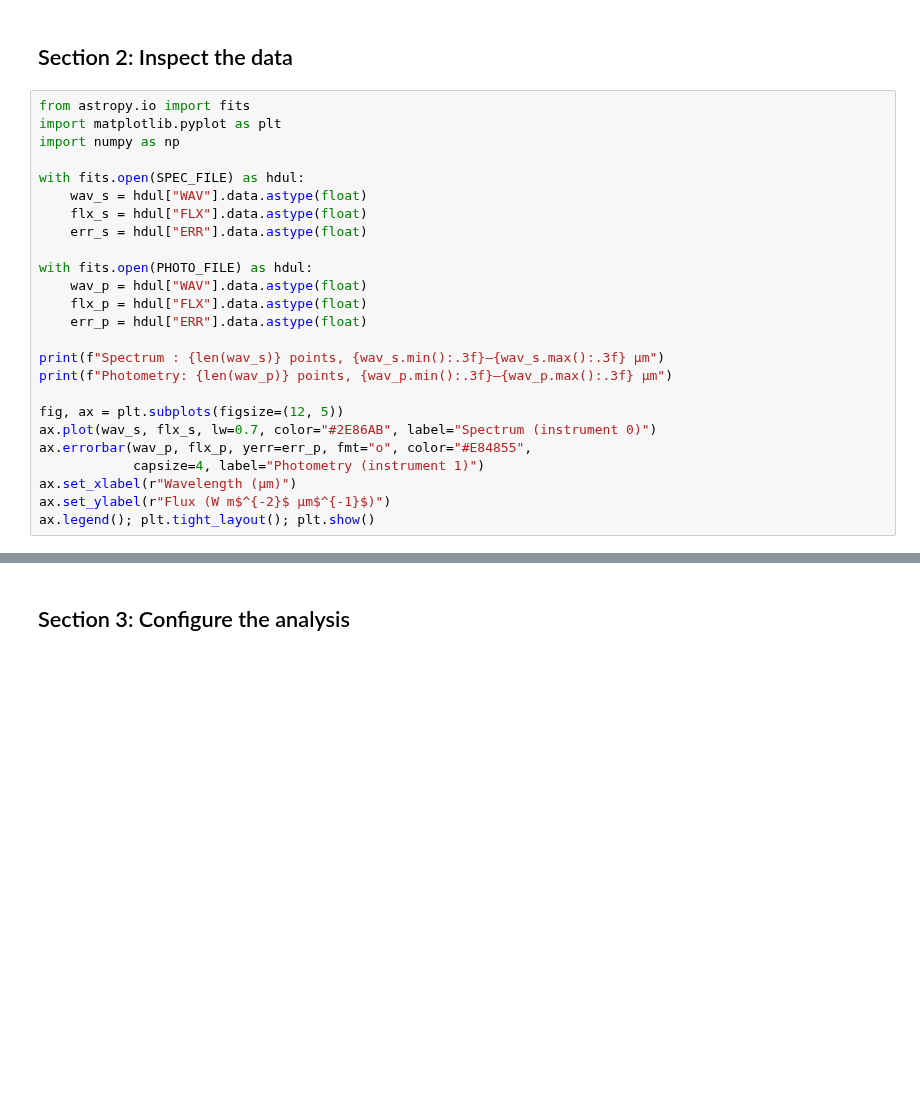
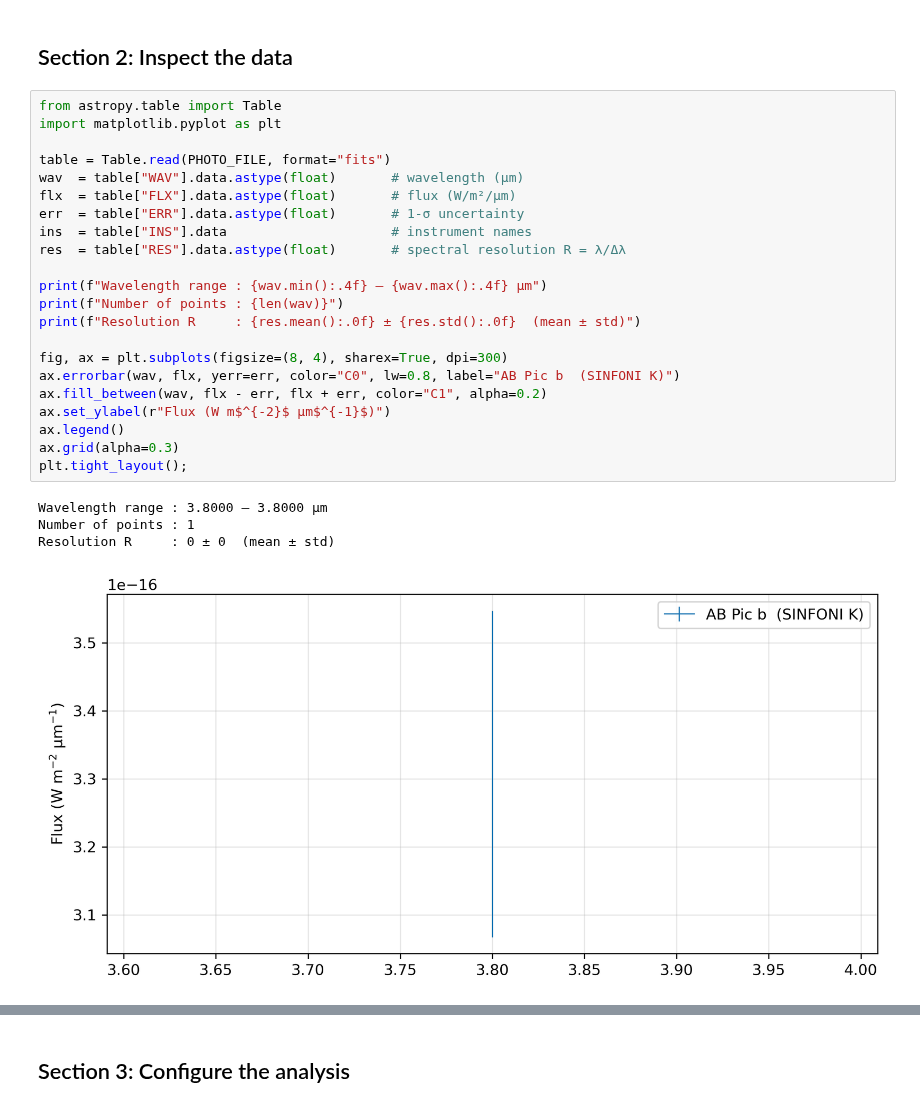
Before and after one commit to exoAtmospheres/ForMoSA, a Jupyter notebook: docs/tutorials/mosaic/hip64892b/tutorial_mosaic.ipynb, the cells around one changed output, grey strips where cells are left out. Saved outputs shown, nothing was run; the diff lists cells and outputs as text; blank space fills up the shorter version.

```diff
--- a/docs/tutorials/mosaic/hip64892b/tutorial_mosaic.ipynb
+++ b/docs/tutorials/mosaic/hip64892b/tutorial_mosaic.ipynb
@@ -129,27 +203,29 @@ free alpha parameters.
 # %% [markdown]
 ## Section 2: Inspect the data
 # %%
-from astropy.io import fits
+from astropy.table import Table
 import matplotlib.pyplot as plt
-import numpy as np
 
-with fits.open(SPEC_FILE) as hdul:
-    wav_s = hdul["WAV"].data.astype(float)
-    flx_s = hdul["FLX"].data.astype(float)
-    err_s = hdul["ERR"].data.astype(float)
+table = Table.read(PHOTO_FILE, format="fits")
+wav  = table["WAV"].data.astype(float)       # wavelength (µm)
+flx  = table["FLX"].data.astype(float)       # flux (W/m²/µm)
+err  = table["ERR"].data.astype(float)       # 1-σ uncertainty
+ins  = table["INS"].data                     # instrument names
+res  = table["RES"].data.astype(float)       # spectral resolution R = λ/Δλ
 
-with fits.open(PHOTO_FILE) as hdul:
-    wav_p = hdul["WAV"].data.astype(float)
-    flx_p = hdul["FLX"].data.astype(float)
-    err_p = hdul["ERR"].data.astype(float)
+print(f"Wavelength range : {wav.min():.4f} – {wav.max():.4f} µm")
+print(f"Number of points : {len(wav)}")
+print(f"Resolution R     : {res.mean():.0f} ± {res.std():.0f}  (mean ± std)")
 
-print(f"Spectrum : {len(wav_s)} points, {wav_s.min():.3f}–{wav_s.max():.3f} µm")
-print(f"Photometry: {len(wav_p)} points, {wav_p.min():.3f}–{wav_p.max():.3f} µm")
-
-fig, ax = plt.subplots(figsize=(12, 5))
-ax.plot(wav_s, flx_s, lw=0.7, color="#2E86AB", label="Spectrum (instrument 0)")
-ax.errorbar(wav_p, flx_p, yerr=err_p, fmt="o", color="#E84855",
-            capsize=4, label="Photometry (instrument 1)")
-ax.set_xlabel(r"Wavelength (µm)")
+fig, ax = plt.subplots(figsize=(8, 4), sharex=True, dpi=300)
+ax.errorbar(wav, flx, yerr=err, color="C0", lw=0.8, label="AB Pic b  (SINFONI K)")
+ax.fill_between(wav, flx - err, flx + err, color="C1", alpha=0.2)
 ax.set_ylabel(r"Flux (W m$^{-2}$ µm$^{-1}$)")
-ax.legend(); plt.tight_layout(); plt.show()
+ax.legend()
+ax.grid(alpha=0.3)
+plt.tight_layout();
+# %% [output]
+Wavelength range : 3.8000 – 3.8000 µm
+Number of points : 1
+Resolution R     : 0 ± 0  (mean ± std)
+[figure, added]
```
Also changed, not shown: parts of 7 cells of this notebook, 7 other files.
